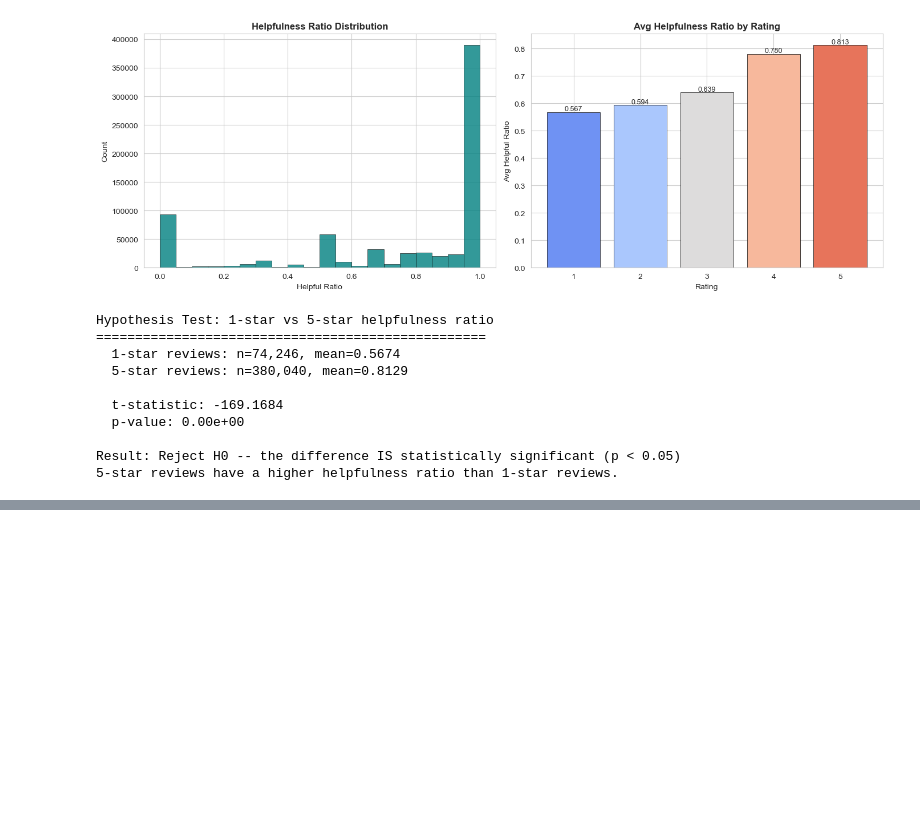
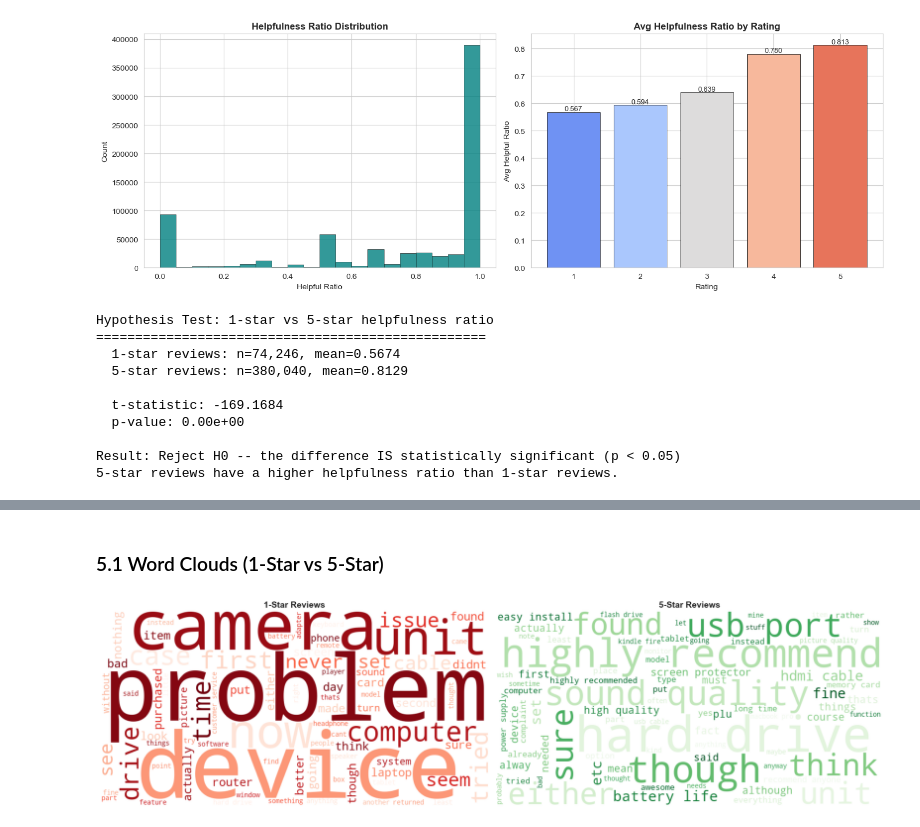
Before and after one commit to iremmkrtlmz/Amazon-Electronics-Intelligence, a Jupyter notebook: amazon_electronics_intelligence.ipynb, the cells around one changed output, grey strips where cells are left out. Drawn from its saved outputs; the diff is of its cells as text; code cells hidden in the pictures; blank space fills up the shorter version.

Commit message:
Section 5: Text Mining (Word Clouds, Bigram Analysis)

```diff
--- a/amazon_electronics_intelligence.ipynb
+++ b/amazon_electronics_intelligence.ipynb
@@ -615,0 +621,51 @@ Result: Reject H0 -- the difference IS statistically significant (p < 0.05)
+# %% [markdown]
+### 5.1 Word Clouds (1-Star vs 5-Star)
+# %%
+from wordcloud import WordCloud
+from collections import Counter
+import re
+
+# grab review texts for extreme ratings
+text_1star = ' '.join(df[df['overall']==1]['reviewText'].dropna())
+text_5star = ' '.join(df[df['overall']==5]['reviewText'].dropna())
+
+# basic stopwords - didn't want to install nltk just for this
+stop = {'the','a','an','and','or','but','in','on','at','to','for','of','is','it',
+        'this','that','was','with','as','are','be','have','has','had','not','from',
+        'they','we','my','i','you','he','she','so','no','do','if','me','its','our',
+        'by','one','all','would','there','their','what','about','up','out','can',
+        'been','just','more','when','very','how','will','than','into','some','them',
+        'other','only','also','did','get','got','could','these','were','which','who',
+        'after','then','had','each','make','like','use','her','him','two','way','may',
+        'over','such','even','most','any','new','used','work','back','well','much',
+        'own','us','say','does','went','know','need','here','come','thing','really',
+        'product','bought','buy','amazon','great','good','works','dont','doesnt','ive',
+        'still','much','many','using','take','want','because','since'}
+
+def clean(text):
+    text = text.lower()
+    text = re.sub(r'[^a-z\s]', '', text)
+    words = [w for w in text.split() if w not in stop and len(w) > 2]
+    return ' '.join(words)
+
+clean_1 = clean(text_1star)
+clean_5 = clean(text_5star)
+
+fig, (ax1, ax2) = plt.subplots(1, 2, figsize=(18, 7))
+
+wc1 = WordCloud(width=800, height=400, background_color='white',
+                colormap='Reds', max_words=80).generate(clean_1)
+ax1.imshow(wc1, interpolation='bilinear')
+ax1.set_title('1-Star Reviews', fontsize=14, fontweight='bold')
+ax1.axis('off')
+
+wc5 = WordCloud(width=800, height=400, background_color='white',
+                colormap='Greens', max_words=80).generate(clean_5)
+ax2.imshow(wc5, interpolation='bilinear')
+ax2.set_title('5-Star Reviews', fontsize=14, fontweight='bold')
+ax2.axis('off')
+
+plt.tight_layout()
+plt.show()
+# %% [output]
+[figure, added]
```
Also changed, not shown: parts of 5 cells of this notebook, 1 other file.
